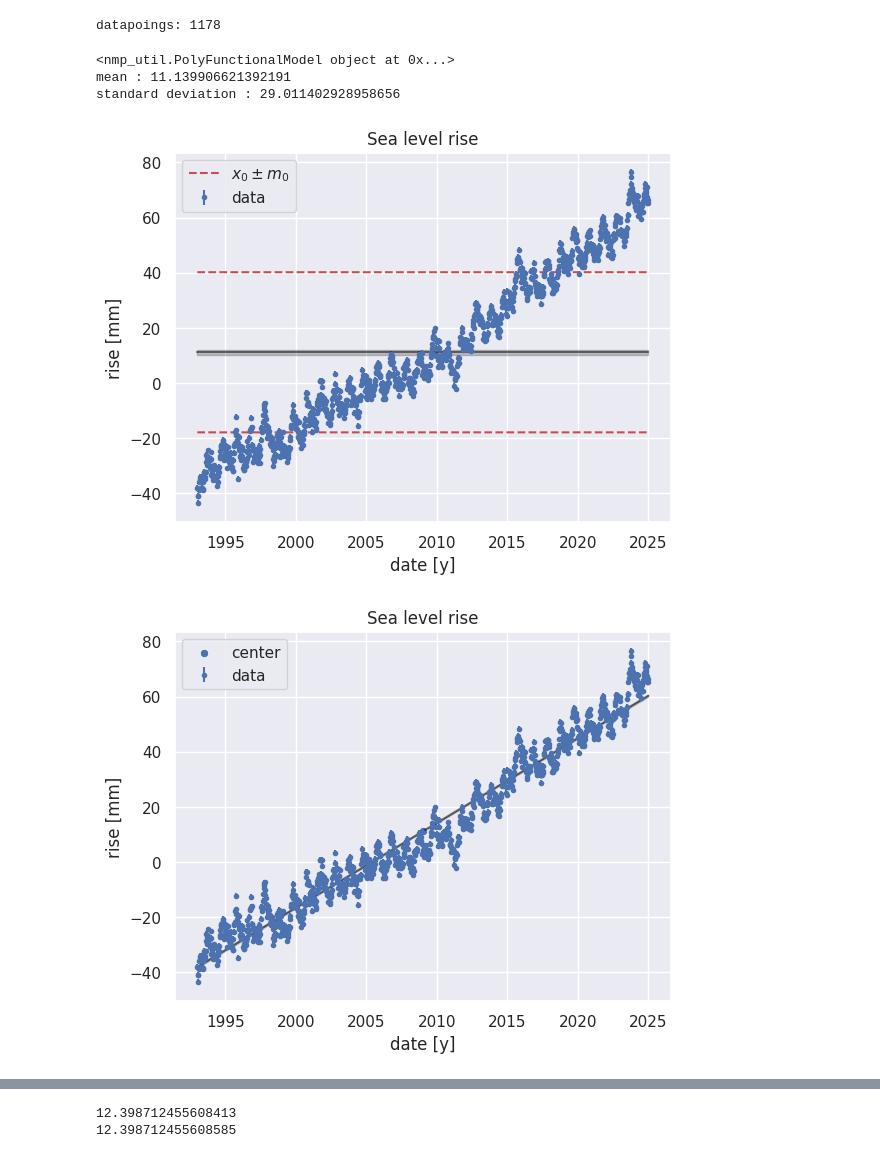
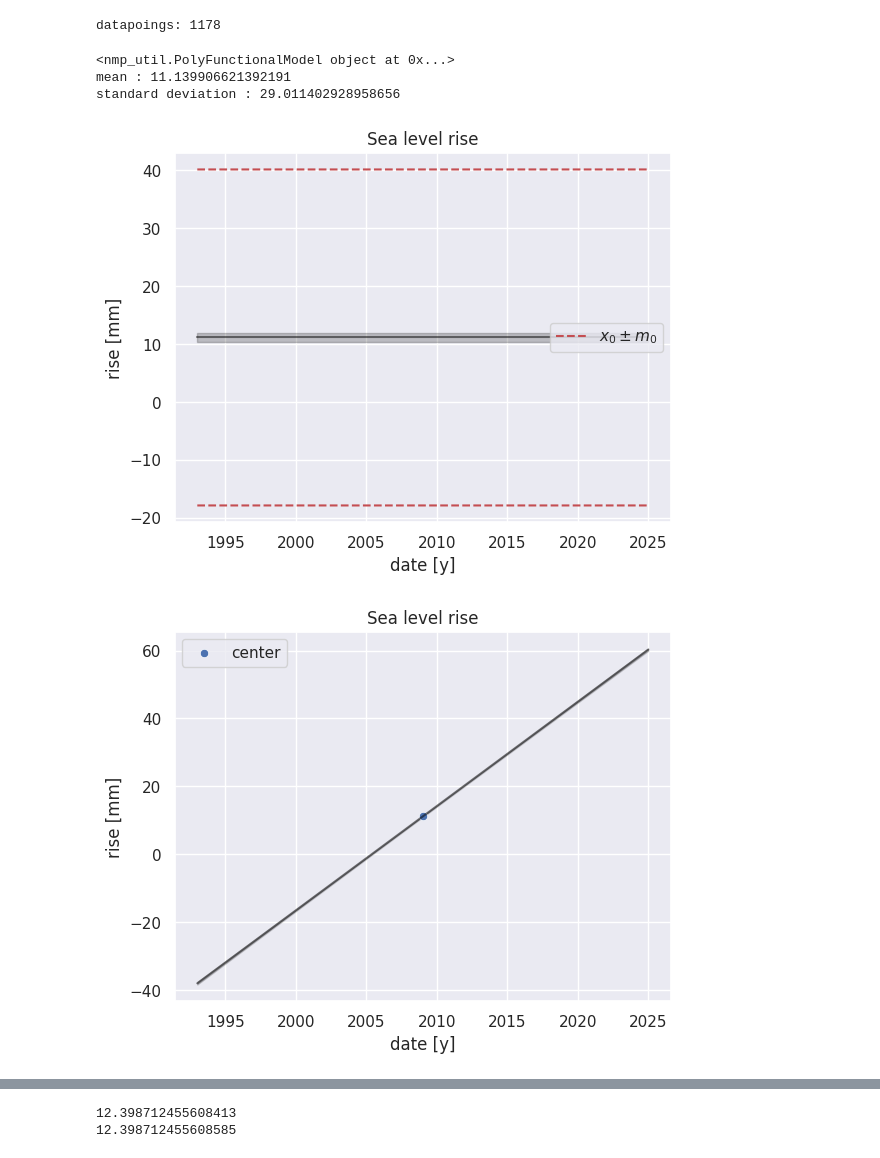
Before and after one commit to SecretGmG/nmp_exercises, a Jupyter notebook: serie3.ipynb, the cells around one changed output, grey strips where cells are left out. Cells and saved outputs as stored; diff of their text form; code cells hidden in the pictures.

```diff
--- a/serie3.ipynb
+++ b/serie3.ipynb
@@ -42,26 +42,26 @@ date = data['date [y]'].to_numpy()
 # %%
 zero_order = nmp_util.PolyFunctionalModel(0)
 
 zero_order.fit(date, rise)
 
 plt.title('Sea level rise')
-zero_order.plot()
+zero_order.plot_prediction_smooth()
 sns.lineplot(x = date, y = zero_order.parameters[0]+zero_order.m_0, linestyle = '--',c='r')
 sns.lineplot(x = date, y = zero_order.parameters[0]-zero_order.m_0, linestyle = '--', label = '$x_0\\pm m_0$',c='r')
 plt.xlabel('date [y]')
 plt.ylabel('rise [mm]')
 plt.legend()
 
 print(zero_order)
 
 print(f'mean : {rise.mean()}')
 print(f'standard deviation : {rise.std()}')
 plt.show()
 # %% [output]
 <nmp_util.PolyFunctionalModel object at 0x...>
 mean : 11.139906621392191
 standard deviation : 29.011402928958656
-[figure, old version]
+[figure, new version]
 # %%
 first_order = nmp_util.PolyFunctionalModel(1)
 
@@ -71,7 +71,7 @@ x_center = date.mean()
 y_center = rise.mean()
 
 plt.title('Sea level rise')
-first_order.plot()
+first_order.plot_prediction_smooth()
 sns.scatterplot(x = [x_center], y = [y_center], label = 'center')
 plt.xlabel('date [y]')
 plt.ylabel('rise [mm]')
@@ -80,7 +80,7 @@ plt.show()
 
 assert np.isclose(first_order.eval(x_center), y_center)
 # %% [output]
-[figure, old version]
+[figure, new version]
 # %%
 relative_date = date - date.min()
 
```
Also changed, not shown: parts of 4 cells of this notebook, 10 other files.
